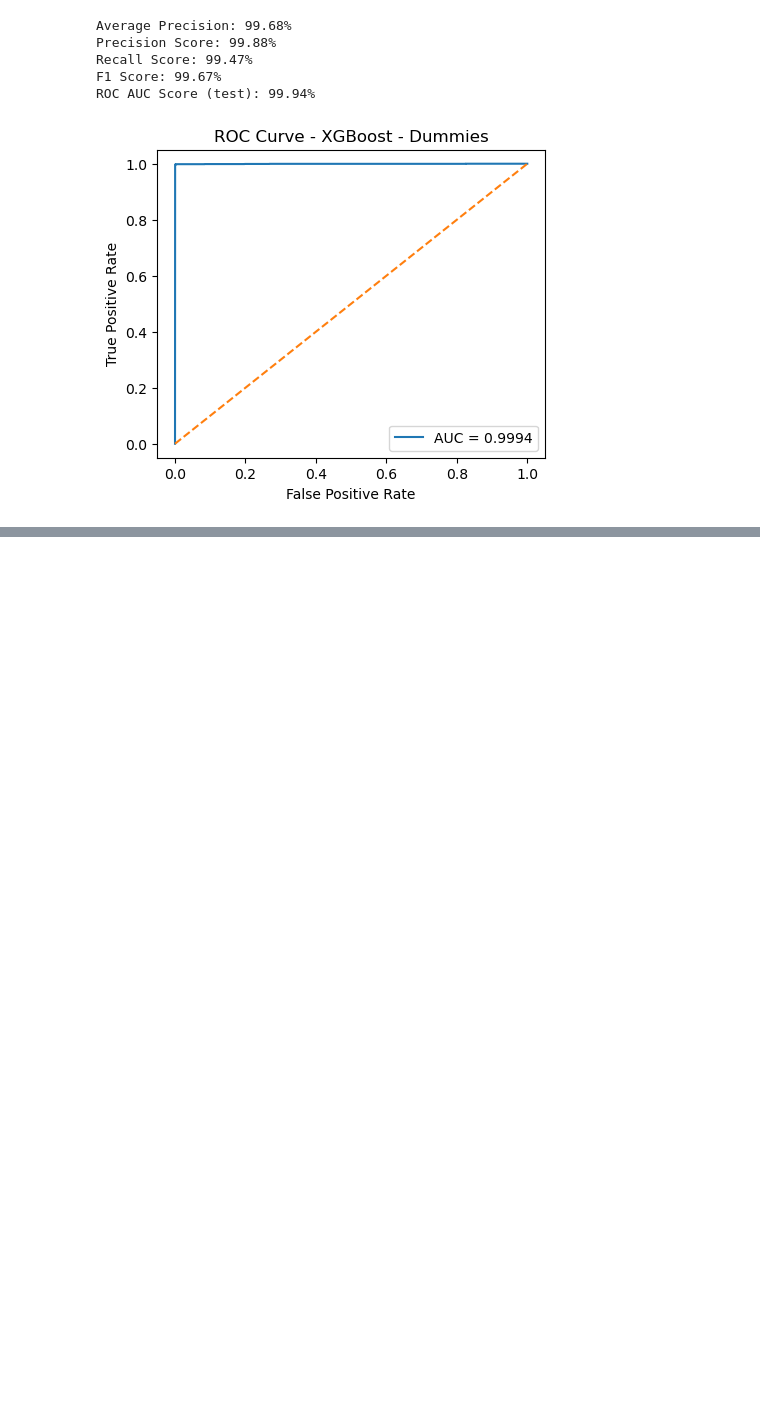
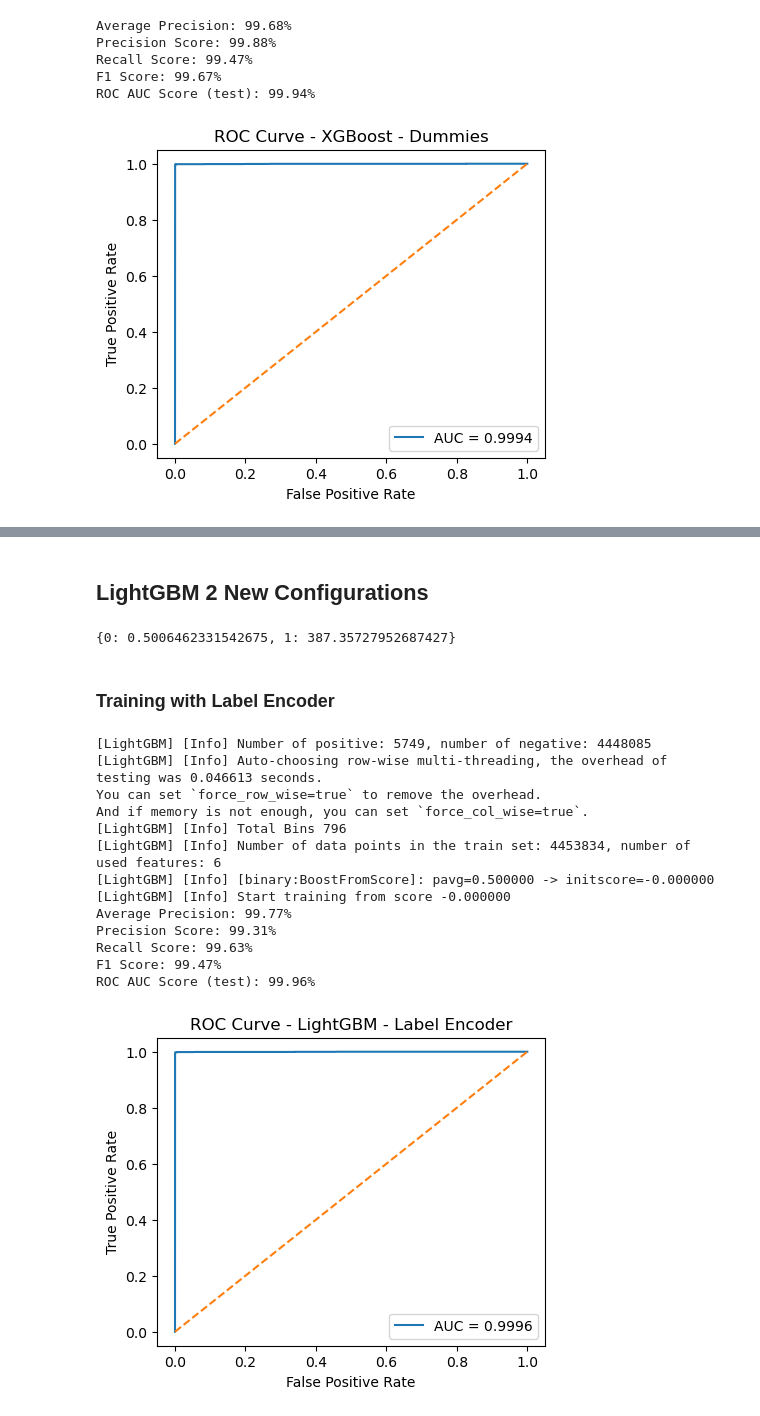
Before and after one commit to AndreNB1702/fraud-classifier, a Jupyter notebook: fraud-classifier.ipynb, the cells around one changed output, grey strips where cells are left out. Saved outputs shown, nothing was run; the diff lists cells and outputs as text; code cells hidden in the pictures; blank space fills up the shorter version.

```diff
--- a/fraud-classifier.ipynb
+++ b/fraud-classifier.ipynb
@@ -424,0 +483,40 @@ ROC AUC Score (test): 99.94%
+# %% [markdown]
+## LightGBM 2 New Configurations
+# %%
+classes = np.array([0, 1])
+weights = compute_class_weight(class_weight='balanced', classes=classes, y=y_train_ohe)
+class_weight = {cls: w for cls, w in zip(classes, weights)}
+class_weight
+# %% [output]
+{0: 0.5006462331542675, 1: 387.35727952687427}
+# %%
+lgbm2 = LGBMClassifier(
+    n_estimators=300,
+    learning_rate=0.05,
+    num_leaves=31,
+    subsample=0.8,
+    colsample_bytree=0.8,
+    random_state=42,
+    n_jobs=-1,
+    class_weight=class_weight,
+    objective='binary'
+)
+# %% [markdown]
+### Training with Label Encoder
+# %%
+model(lgbm2, X_train_le, y_train_le, X_test_le, y_test_le, title = 'LightGBM2 - Label Encoder')
+# %% [output]
+[LightGBM] [Info] Number of positive: 5749, number of negative: 4448085
+[LightGBM] [Info] Auto-choosing row-wise multi-threading, the overhead of testing was 0.046613 seconds.
+You can set `force_row_wise=true` to remove the overhead.
+And if memory is not enough, you can set `force_col_wise=true`.
+[LightGBM] [Info] Total Bins 796
+[LightGBM] [Info] Number of data points in the train set: 4453834, number of used features: 6
+[LightGBM] [Info] [binary:BoostFromScore]: pavg=0.500000 -> initscore=-0.000000
+[LightGBM] [Info] Start training from score -0.000000
+Average Precision: 99.77%
+Precision Score: 99.31%
+Recall Score: 99.63%
+F1 Score: 99.47%
+ROC AUC Score (test): 99.96%
+[figure, added]
```
Also changed, not shown: parts of 10 cells of this notebook.
